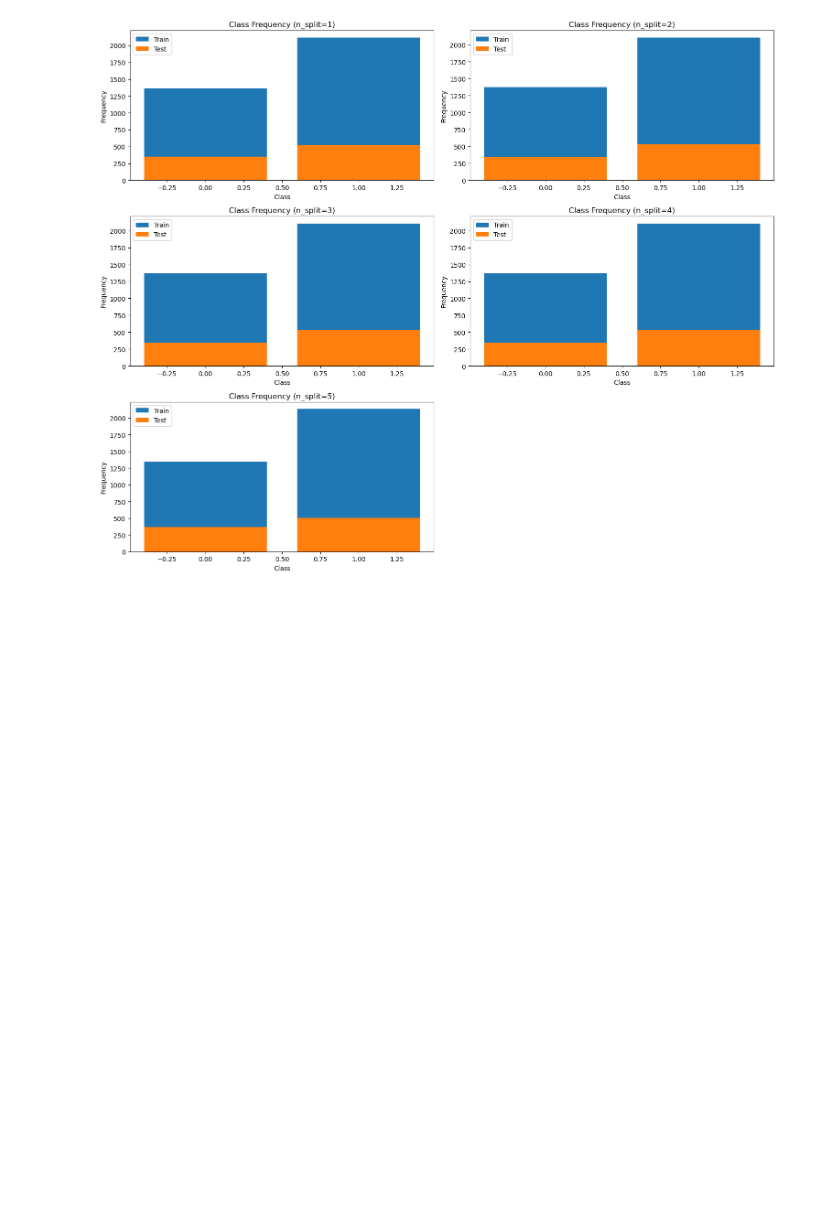
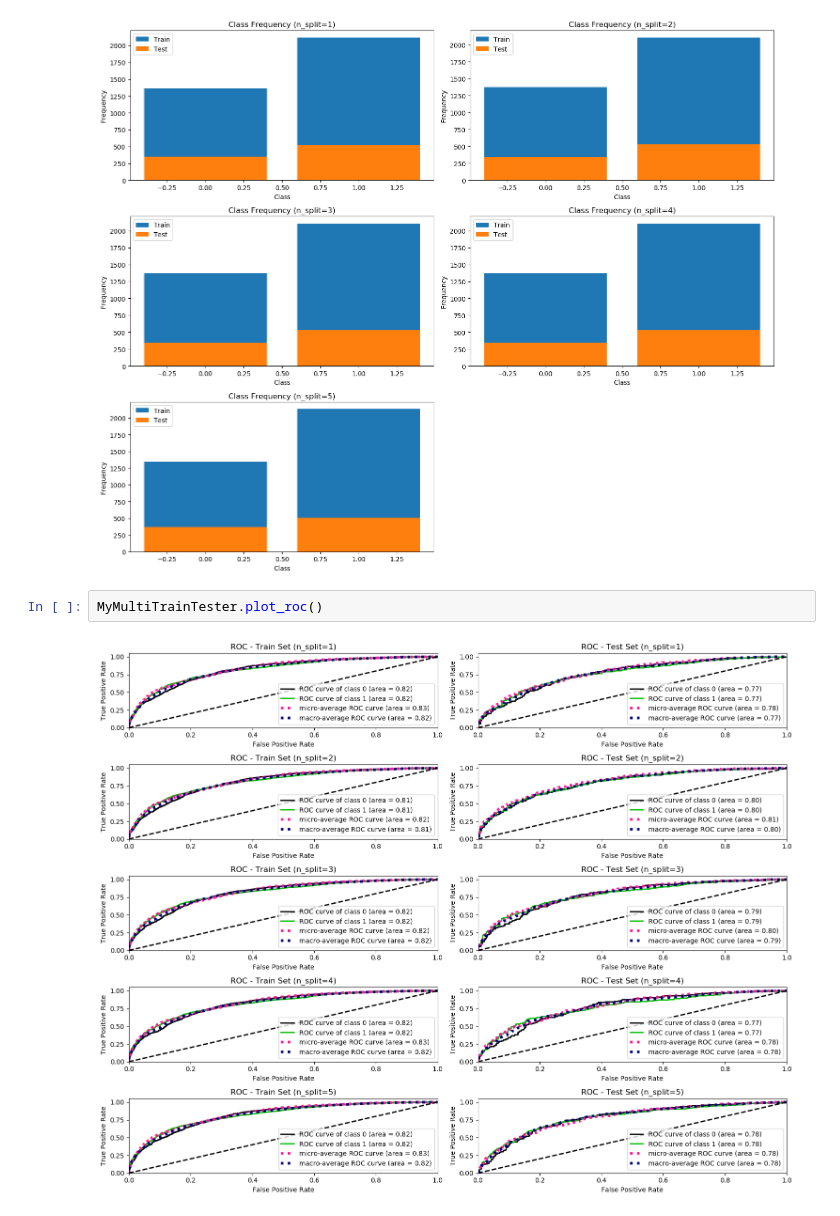
Before and after one commit to singjc/MetagenPipe, a Jupyter notebook: src/LogisticRegressionCV.ipynb, the cells around one changed output. Drawn from its saved outputs; the diff is of its cells as text; blank space fills up the shorter version.

```diff
--- a/src/LogisticRegressionCV.ipynb
+++ b/src/LogisticRegressionCV.ipynb
@@ -198,3 +198,7 @@ MyMultiTrainTester.plot_confusion(normalize=True)
 MyMultiTrainTester.plot_class_freq(normalize=True)
 # %% [output]
 [figure]
+# %%
+MyMultiTrainTester.plot_roc()
+# %% [output]
+[figure, added]
```
Also changed, not shown: parts of 2 cells of this notebook, 3 other files.
